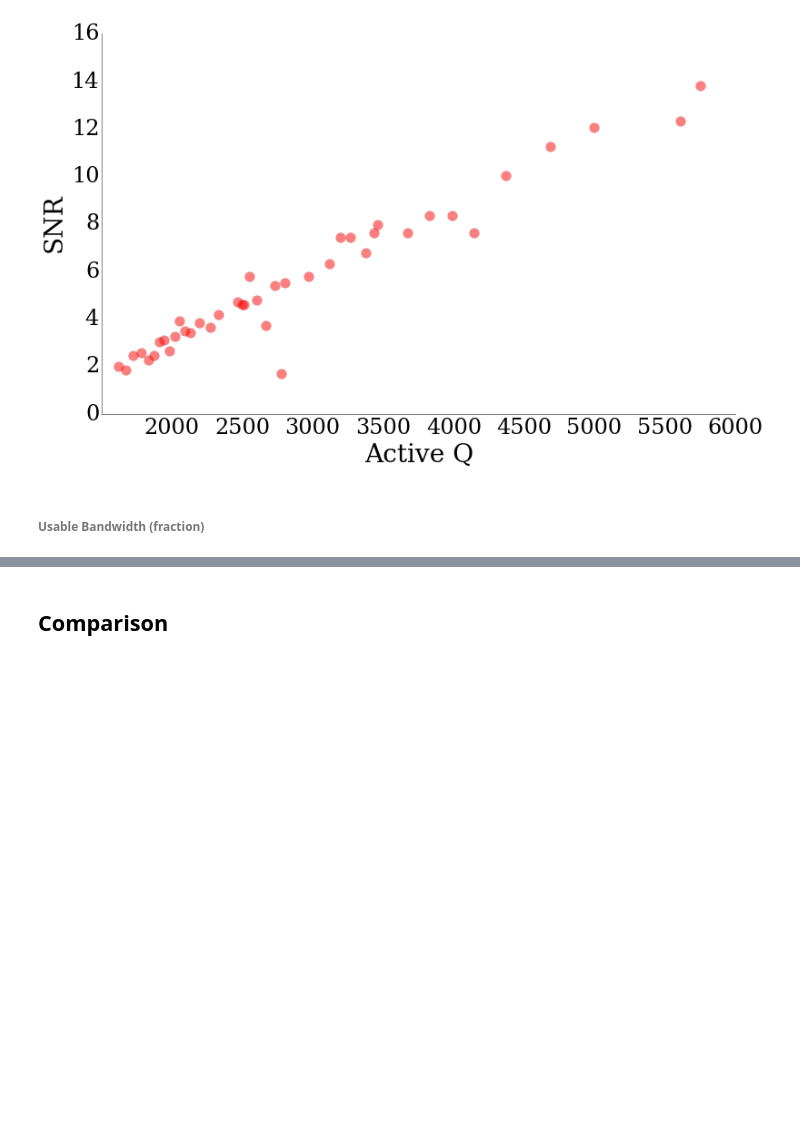
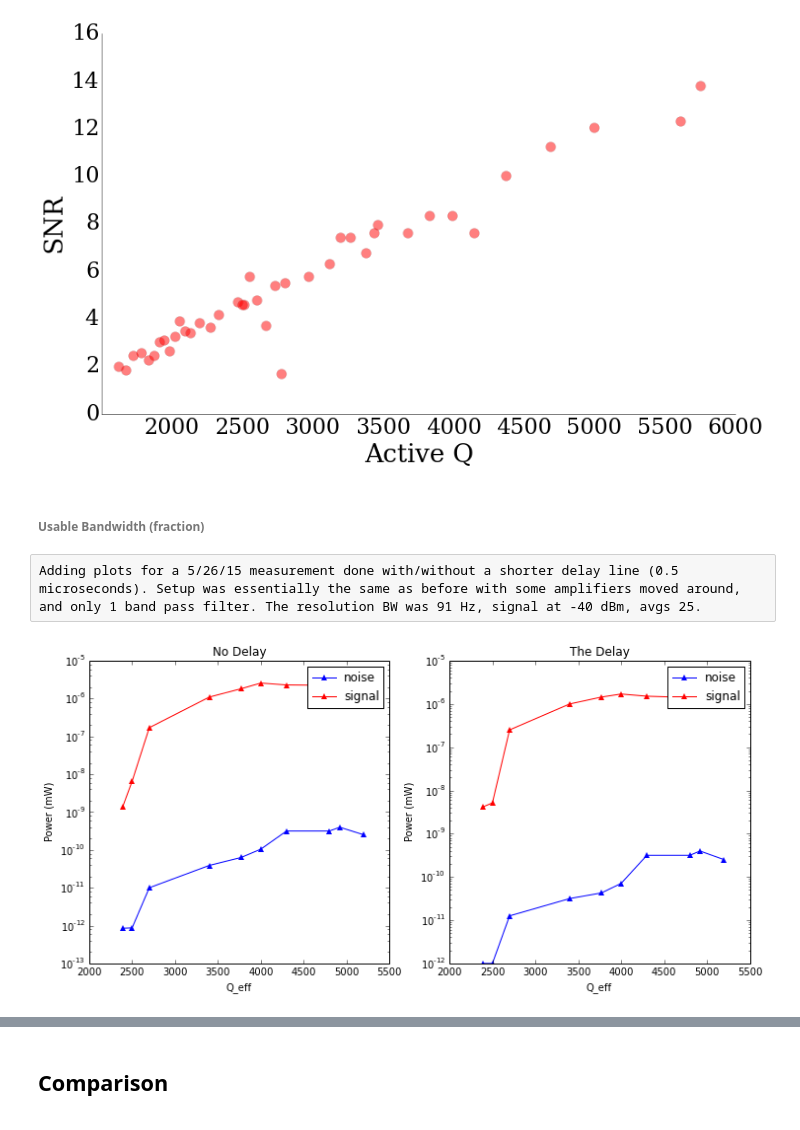
Before and after one commit to atmalagon/activeresonator, a Jupyter notebook: ipython_notebooks/Active_Resonator_Calculations.ipynb, the cells around one changed output, grey strips where cells are left out. Saved outputs shown, nothing was run; the diff lists cells and outputs as text; code cells hidden in the pictures; blank space fills up the shorter version.

Commit message:
Measurements MEAS14 with long delay line showing sinusoidal SNR improvement for both with/without delay settings

```diff
--- a/ipython_notebooks/Active_Resonator_Calculations.ipynb
+++ b/ipython_notebooks/Active_Resonator_Calculations.ipynb
@@ -446,3 +446,16 @@ def effective_response(G, Q, t):
 x = np.linspace(omega_0 / 2., 1.5 * omega_0, num=25)
 y =
 plt.plot(np.linspace())
+# %% [raw]
+Adding plots for a 5/26/15 measurement done with/without a shorter delay line (0.5 microseconds). Setup was essentially the same as before with some amplifiers moved around, and only 1 band pass filter. The resolution BW was 91 Hz, signal at -40 dBm, avgs 25.
+# %%
+data = np.genfromtxt('../measurements/MEAS14.txt')
+GainVoltage = data[:,0]
+PhaseVoltage = data[:,1]
+Q = data[:,2]
+Freq = data[:,3]
+Loss = data[:,4]
+Noise = data[:,5]
+Signal = data[:,6]
+NoiseDelay = data[:,7]
+SignalDelay = data[:,8]
@@ -448,0 +467,21 @@ plt.plot(np.linspace())
+# %%
+fig, (ax1, ax2) = plt.subplots(nrows=1, ncols=2)
+fig.set_size_inches(12, 5.5)
+ax1.plot(Q, [10**(n/10.) for n in Noise], 'b^-',
+#ax1.set_ylim([1.e-11, 1.e-4])
+
+
+ax2.plot(Q, [10**(n/10.) for n in NoiseDelay], 'b^-', markeredgecolor='none', label='noise')
+ax2.plot(Q, [10**(s/10.) for s in SignalDelay], 'r^-', markeredgecolor='none', label='signal')
+ax2.legend(numpoints=1)
+ax2.ticklabel_format(style='sci', axis='y', scilimits=(0,0))
+ax2.set_title('The Delay')
+ax2.set_xlabel('Q_eff')
+ax2.set_ylabel('Power (mW)')
+ax2.set_yscale('log')
+#ax2.set_ylim([1.e-11, 1.e-4])
+
+
+fig.show()
+# %% [output]
+[figure, added]
```
Also changed, not shown: parts of 4 cells of this notebook, 12 other files.
